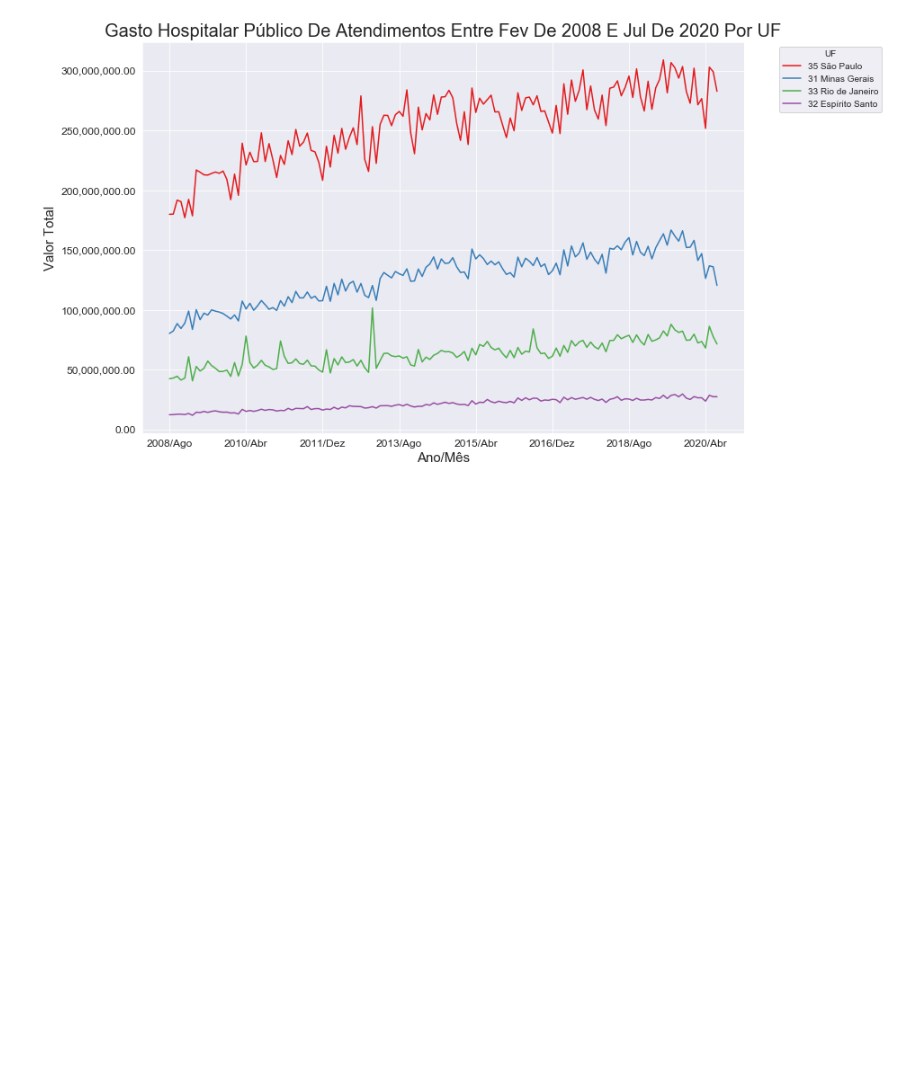
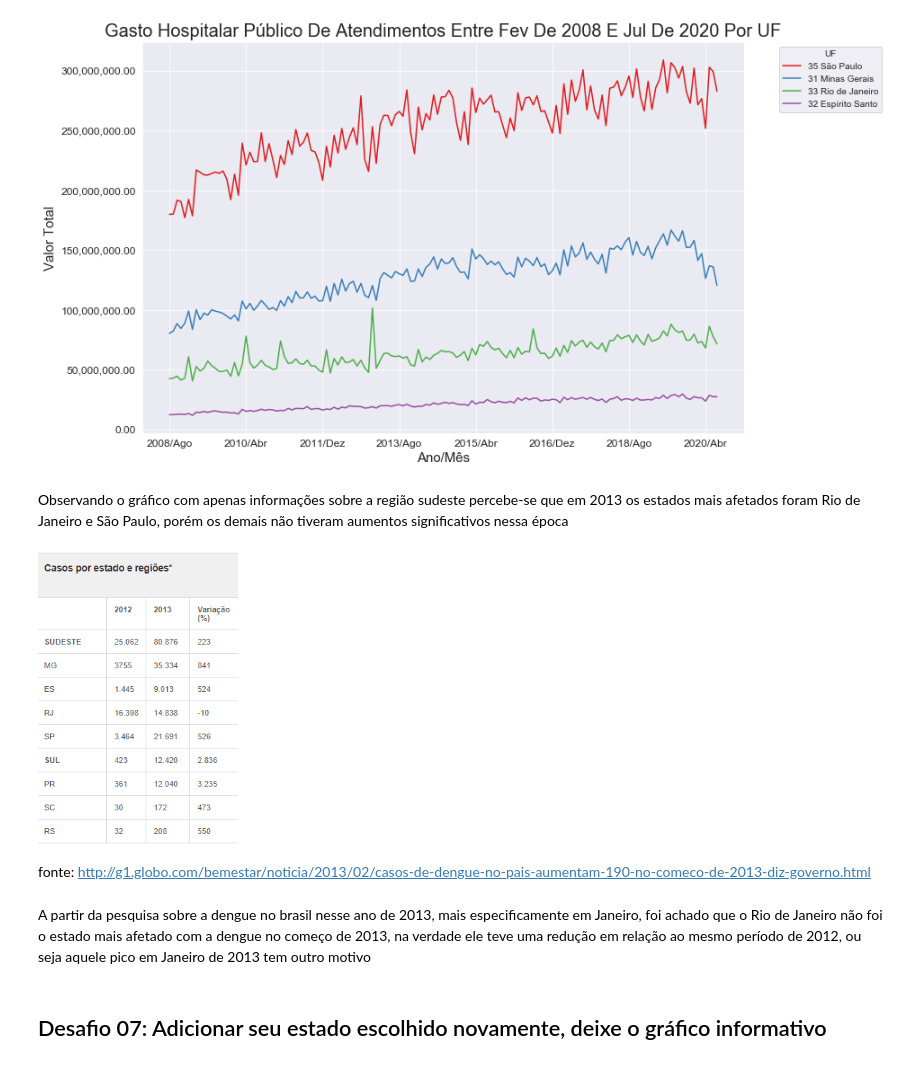
Before and after one commit to PedroHCAlmeida/Bootcamp_alura, a Jupyter notebook: Modulo_1/notebooks/Aula_2_3.ipynb, the cells around one changed output. Drawn from its saved outputs; the diff is of its cells as text; code cells hidden in the pictures; blank space fills up the shorter version.

```diff
--- a/Modulo_1/notebooks/Aula_2_3.ipynb
+++ b/Modulo_1/notebooks/Aula_2_3.ipynb
@@ -371,3 +386,17 @@ plt.legend(title='UF', bbox_to_anchor=(1.05, 1), loc='upper left')
 plt.show()
 # %% [output]
 [figure]
+# %% [markdown]
+Observando o gráfico com apenas informações sobre a região sudeste percebe-se que em 2013 os estados mais afetados foram Rio de Janeiro e São Paulo, porém os demais não tiveram aumentos significativos nessa época
+# %%
+from IPython.display import Image
+filename = 'dados/dengue2013.png'
+Image(filename = filename, width=200, height=200)
+# %% [output]
+[figure, added]
+# %% [markdown]
+fonte: http://g1.globo.com/bemestar/noticia/2013/02/casos-de-dengue-no-pais-aumentam-190-no-comeco-de-2013-diz-governo.html
+# %% [markdown]
+A partir da pesquisa sobre a dengue no brasil nesse ano de 2013, mais especificamente em Janeiro, foi achado que o Rio de Janeiro não foi o estado mais afetado com a dengue no começo de 2013, na verdade ele teve uma redução em relação ao mesmo período de 2012, ou seja aquele pico em Janeiro de 2013 tem outro motivo
+# %% [markdown]
+## Desafio 07: Adicionar seu estado escolhido novamente, deixe o gráfico informativo
```
Also changed, not shown: parts of 13 cells of this notebook.
